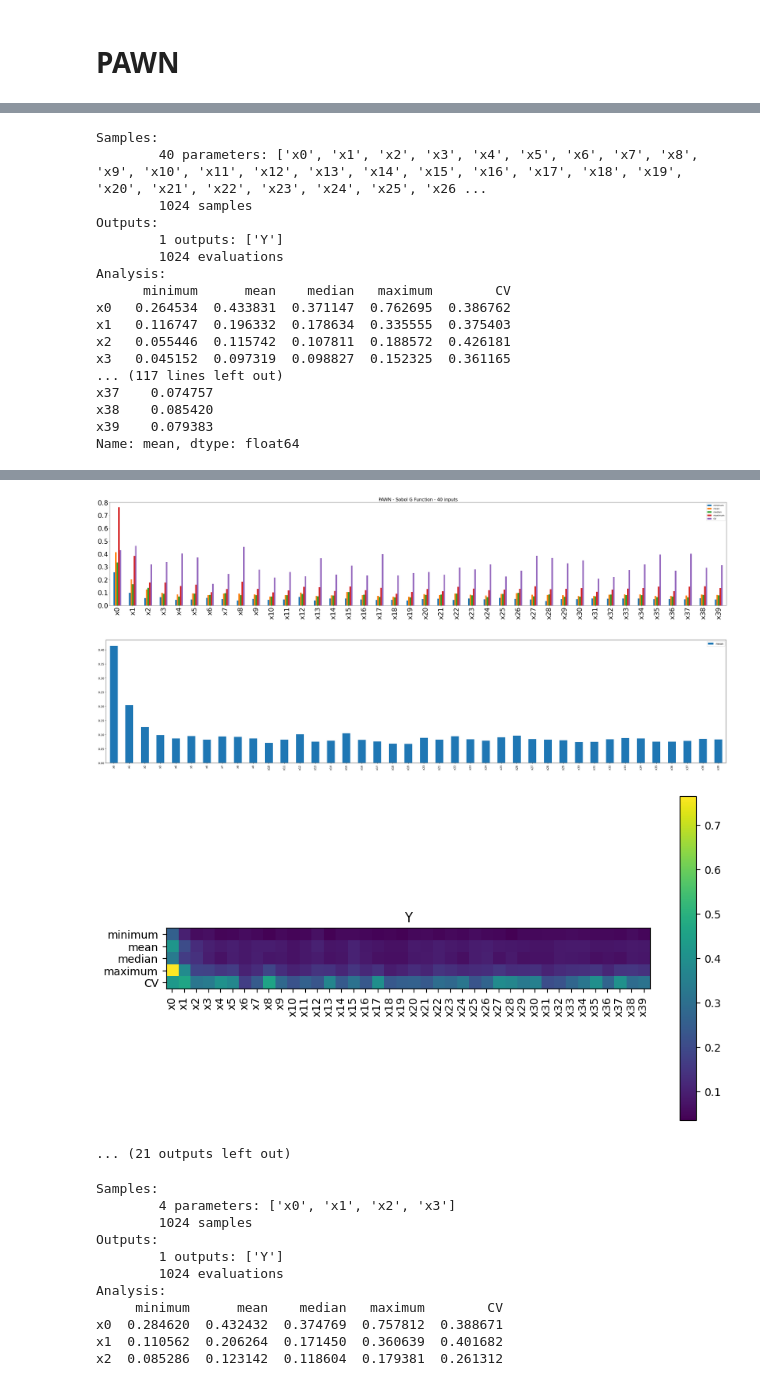
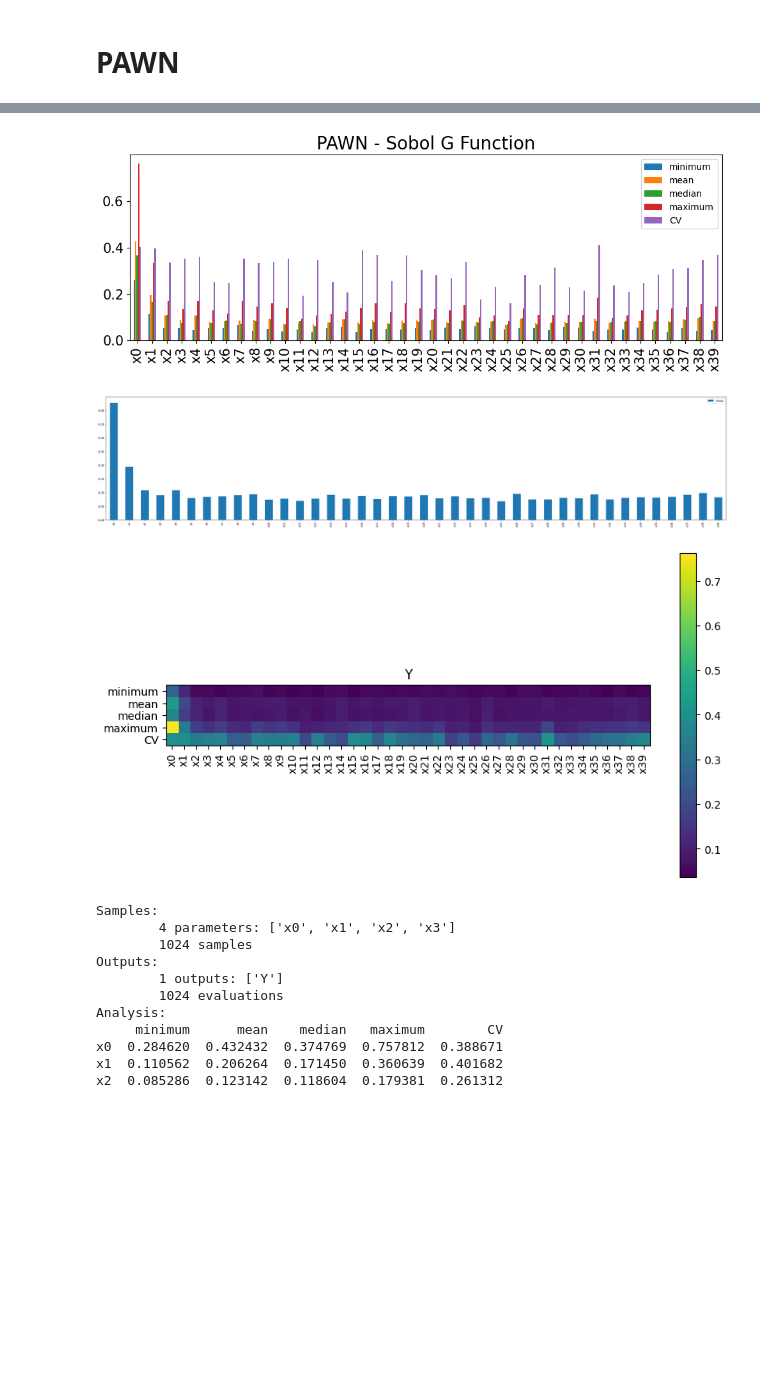
Before and after one commit to AllmieBloom/summer24, a Jupyter notebook: sobol_g_exploration.ipynb, the cells around one changed output, grey strips where cells are left out. Drawn from its saved outputs; the diff is of its cells as text; code cells hidden in the pictures; blank space fills up the shorter version.

```diff
--- a/sobol_g_exploration.ipynb
+++ b/sobol_g_exploration.ipynb
@@ -431,7 +434,7 @@ Wall time: 5min 28s
 # %% [markdown]
 # PAWN
 # %%
-%%timeit
+%%time
 # ==== PAWN ~ Sobol G-Function ===
 def pawn_sobol_g(n: int, sp: ProblemSpec, a_arr: list, delta_arr: list, log_bool=False):
 
@@ -452,11 +455,14 @@ def pawn_sobol_g(n: int, sp: ProblemSpec, a_arr: list, delta_arr: list, log_bool
     if log_bool:
         axes.set_yscale('log') # set plot to log scale
     fig = plt.gcf() # get current figure
-    fig.set_size_inches(40, 8)
+    fig.set_size_inches(10, 4)
     plt.title(label=f"PAWN - Sobol G Function - {n} inputs", size=20)
     plt.yticks(fontsize=30)
     if n < 100:
         plt.xticks(fontsize=30)
+    axes.set_title(label=f"PAWN - Sobol G Function", size=20)
+    axes.tick_params(axis='x', labelsize=15)
+    axes.tick_params(axis='y', labelsize=15)
     plt.tight_layout()
 
     df.plot.bar(y="mean", figsize=(40, 8))
@@ -587,17 +492,0 @@ Name: mean, dtype: float64
-Samples:
-        40 parameters: ['x0', 'x1', 'x2', 'x3', 'x4', 'x5', 'x6', 'x7', 'x8', 'x9', 'x10', 'x11', 'x12', 'x13', 'x14', 'x15', 'x16', 'x17', 'x18', 'x19', 'x20', 'x21', 'x22', 'x23', 'x24', 'x25', 'x26 ...
-        1024 samples
-Outputs:
-        1 outputs: ['Y']
-        1024 evaluations
-Analysis:
-      minimum      mean    median   maximum        CV
-x0   0.264534  0.433831  0.371147  0.762695  0.386762
-x1   0.116747  0.196332  0.178634  0.335555  0.375403
-x2   0.055446  0.115742  0.107811  0.188572  0.426181
-x3   0.045152  0.097319  0.098827  0.152325  0.361165
-... (117 lines left out)
-x37    0.074757
-x38    0.085420
-x39    0.079383
-Name: mean, dtype: float64
@@ -605,7 +493,6 @@ Name: mean, dtype: float64
-[figure, old version]
+[figure, new version]
-[figure, old version]
+[figure, new version]
-[figure, old version]
+[figure, new version]
-... (21 outputs left out)
 # %%
 %%time
 pawn_sobol_g(4, sp_4, a_arr_4, delta_arr_4)
```
Also changed, not shown: parts of 12 cells of this notebook.
